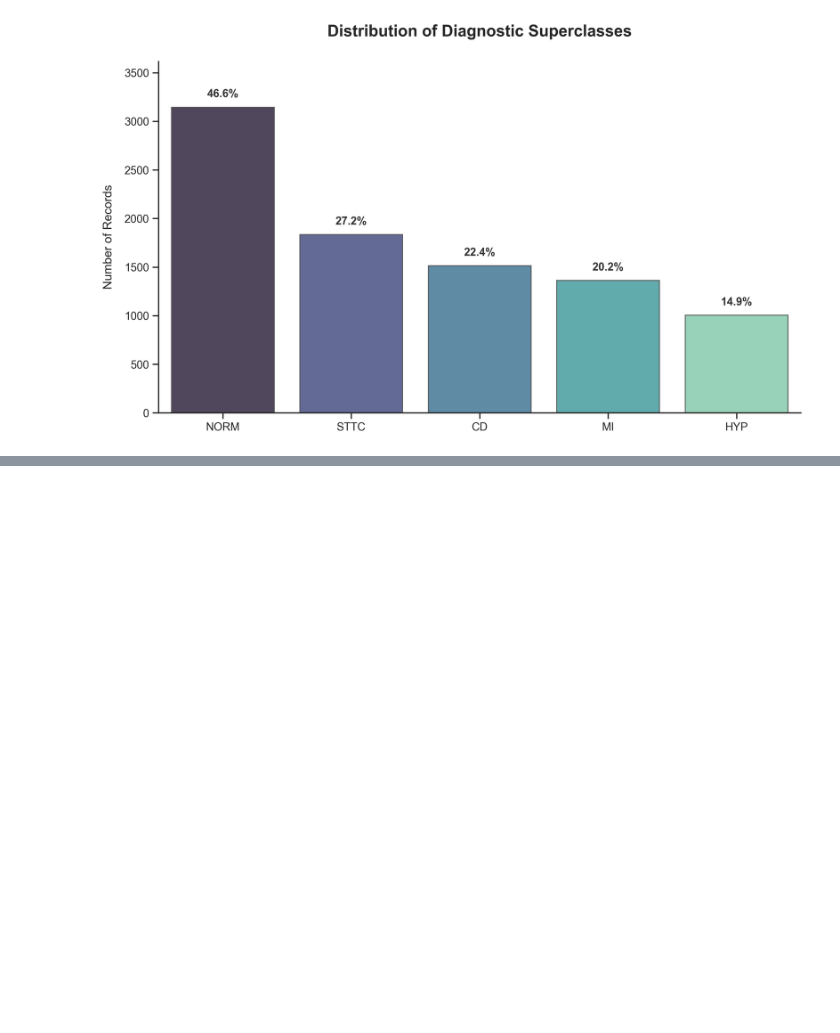
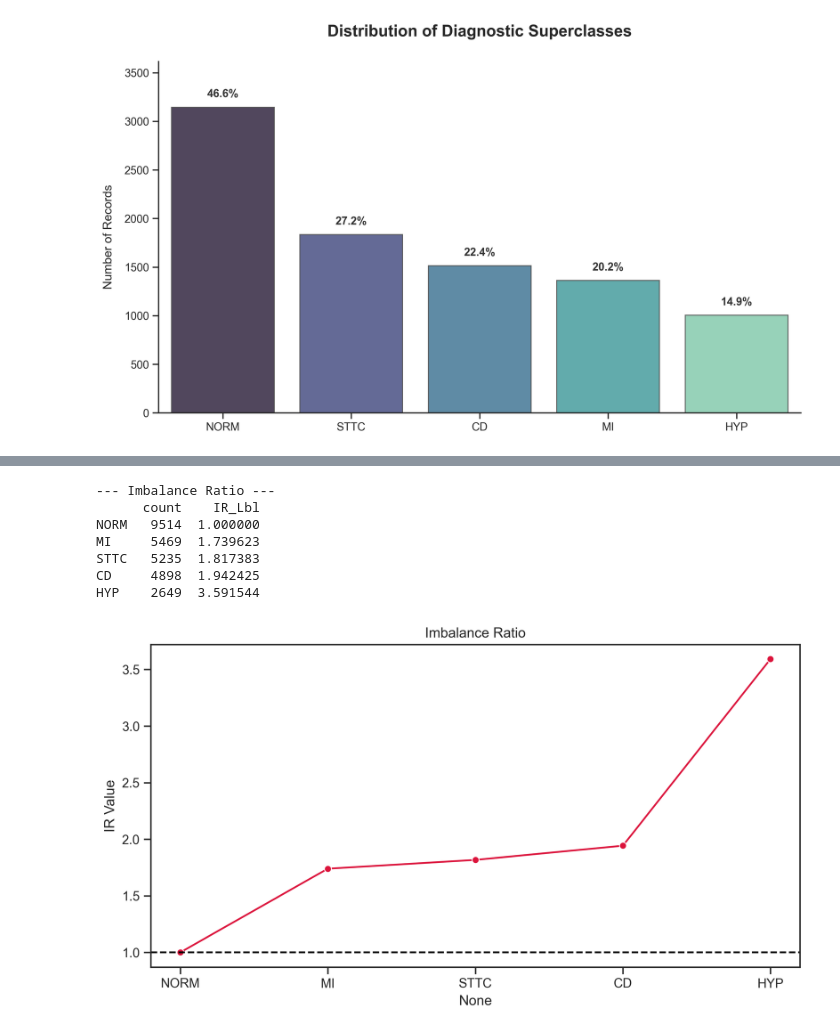
Before and after one commit to wenbo-sui/ptbxl5d, a Jupyter notebook: notebooks/01_eda_baseline.ipynb, the cells around one changed output, grey strips where cells are left out. Saved outputs shown, nothing was run; the diff lists cells and outputs as text; code cells hidden in the pictures; blank space fills up the shorter version.

```diff
--- a/notebooks/01_eda_baseline.ipynb
+++ b/notebooks/01_eda_baseline.ipynb
@@ -263,0 +275,24 @@ HYP    1004   14.887307
+# %%
+# Imbalance Ratio
+max_freq = dist_df['count'].max()
+dist_df['IR_Lbl'] = max_freq / dist_df['count']
+
+print("--- Imbalance Ratio ---")
+print(dist_df[['count', 'IR_Lbl']].sort_values('IR_Lbl', ascending=True))
+
+# plot
+plt.figure(figsize=(10, 5))
+sns.lineplot(x=dist_df.index, y=dist_df['IR_Lbl'], marker='o', color='crimson')
+plt.axhline(1, color='black', linestyle='--')
+plt.title('Imbalance Ratio')
+plt.ylabel('IR Value')
+plt.show()
+# %% [output]
+--- Imbalance Ratio ---
+      count    IR_Lbl
+NORM   9514  1.000000
+MI     5469  1.739623
+STTC   5235  1.817383
+CD     4898  1.942425
+HYP    2649  3.591544
+[figure, added]
```
Also changed, not shown: parts of 10 cells of this notebook.
